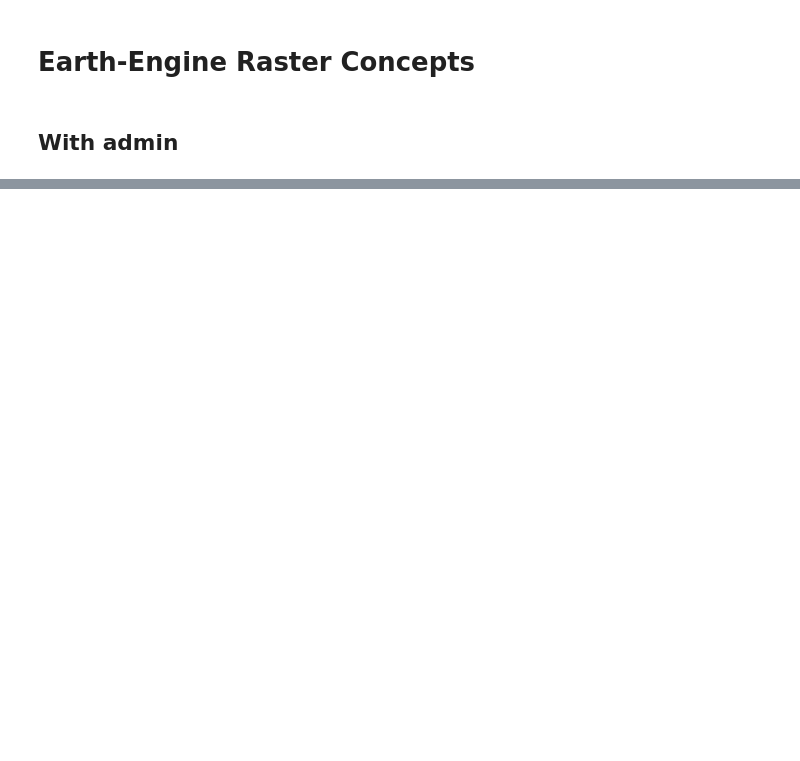
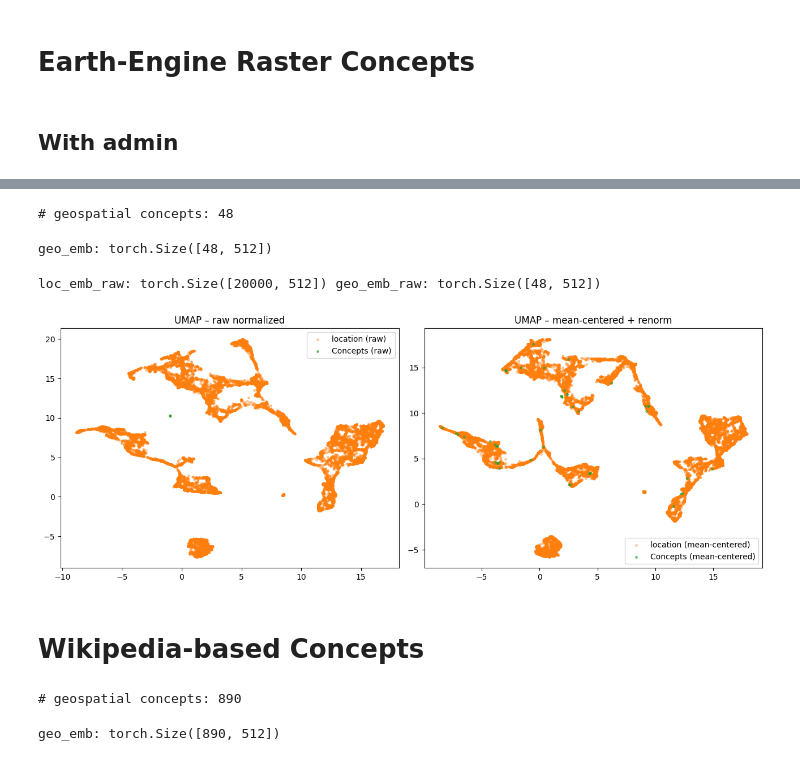
Before and after one commit to sricke/explainable-earth-embeddings, a Jupyter notebook: visualization.ipynb, the cells around one changed output, grey strips where cells are left out. Saved outputs shown, nothing was run; the diff lists cells and outputs as text; code cells hidden in the pictures; blank space fills up the shorter version.

```diff
--- a/visualization.ipynb
+++ b/visualization.ipynb
@@ -280,0 +292,55 @@ print("geo_emb:", geo_emb.shape)
+# %%
+import json
+from pathlib import Path
+
+# Load geospatial concepts (list of strings)
+geo_path = Path("vocabs/satellite_vocab_land_no_admin_ecoregion.json")
+with geo_path.open("r", encoding="utf-8") as f:
+    geo_data = json.load(f)
+
+if isinstance(geo_data, dict):
+    geo_texts = list(geo_data.keys())
+else:
+    geo_texts = [str(x) for x in geo_data]
+
+print(f"# geospatial concepts: {len(geo_texts)}")
+
+# Embed them with the same model + preprocessing you used for desc_emb
+geo_emb = embed_texts(model, geo_texts, device=device, batch_size=256, normalize=True)
+geo_emb = center_and_renorm(geo_emb, False).cpu()
+
+print("geo_emb:", geo_emb.shape)
+# %% [output]
+# geospatial concepts: 48
+geo_emb: torch.Size([48, 512])
+# %%
+visualize_embeddings(loc_emb, geo_emb)
+# %% [output]
+loc_emb_raw: torch.Size([20000, 512]) geo_emb_raw: torch.Size([48, 512])
+[figure, added]
+# %% [markdown]
+# Wikipedia-based Concepts
+# %%
+import json
+from pathlib import Path
+
+# Load geospatial concepts (list of strings)
+geo_path = Path("vocabs/wiki_geospatial_concepts.json")
+with geo_path.open("r", encoding="utf-8") as f:
+    geo_data = json.load(f)
+
+if isinstance(geo_data, dict):
+    geo_texts = list(geo_data.keys())
+else:
+    geo_texts = [str(x) for x in geo_data]
+
+print(f"# geospatial concepts: {len(geo_texts)}")
+
+# Embed them with the same model + preprocessing you used for desc_emb
+geo_emb = embed_texts(model, geo_texts, device=device, batch_size=256, normalize=True)
+geo_emb = center_and_renorm(geo_emb, False).cpu()
+
+print("geo_emb:", geo_emb.shape)
+# %% [output]
+# geospatial concepts: 890
+geo_emb: torch.Size([890, 512])
```
Also changed, not shown: parts of 6 cells of this notebook.
